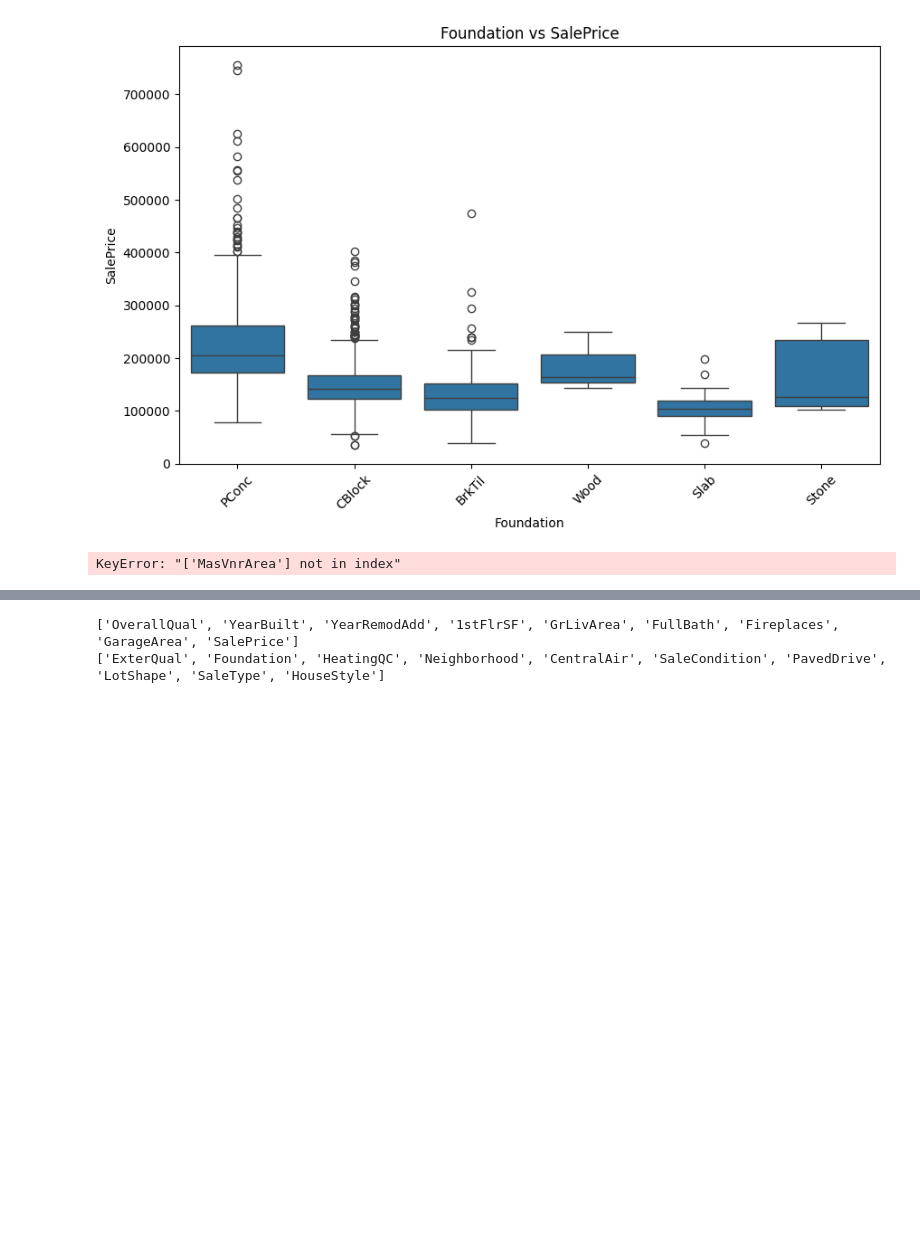
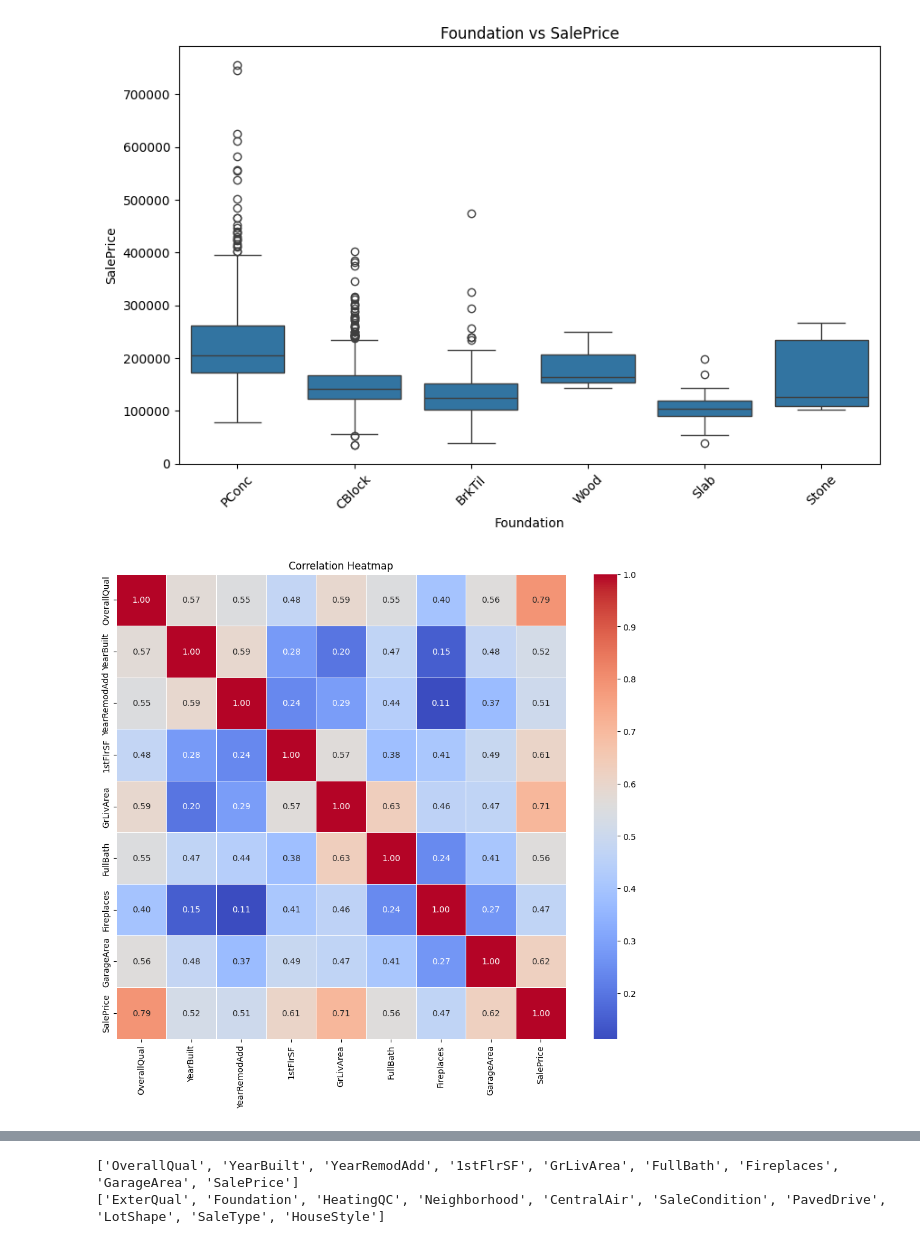
Before and after one commit to amanpreet60/Market_ml_system, a Jupyter notebook: index.ipynb, the cells around one changed output, grey strips where cells are left out. Drawn from its saved outputs; the diff is of its cells as text; code cells hidden in the pictures; blank space fills up the shorter version.

```diff
--- a/index.ipynb
+++ b/index.ipynb
@@ -126,10 +160,10 @@ box_plot().my_plot(df,'Foundation','SalePrice')
 # %%
 from analysis.analysis_src.multivariate_analysis import heatmap_pairplot
 
-selected_features = df[['OverallQual', 'YearBuilt', 'YearRemodAdd', 'MasVnrArea',
+selected_features = df[['OverallQual', 'YearBuilt', 'YearRemodAdd',
                         '1stFlrSF', 'GrLivArea', 'FullBath', 'Fireplaces',  'GarageArea', 'SalePrice']
 ]
 heatmap_pairplot().generate_correlation_heatmap(selected_features)
 # %% [output]
-KeyError: "['MasVnrArea'] not in index"
+[figure, added]
 # %%
```
Also changed, not shown: parts of 17 cells of this notebook, 3 other files.
